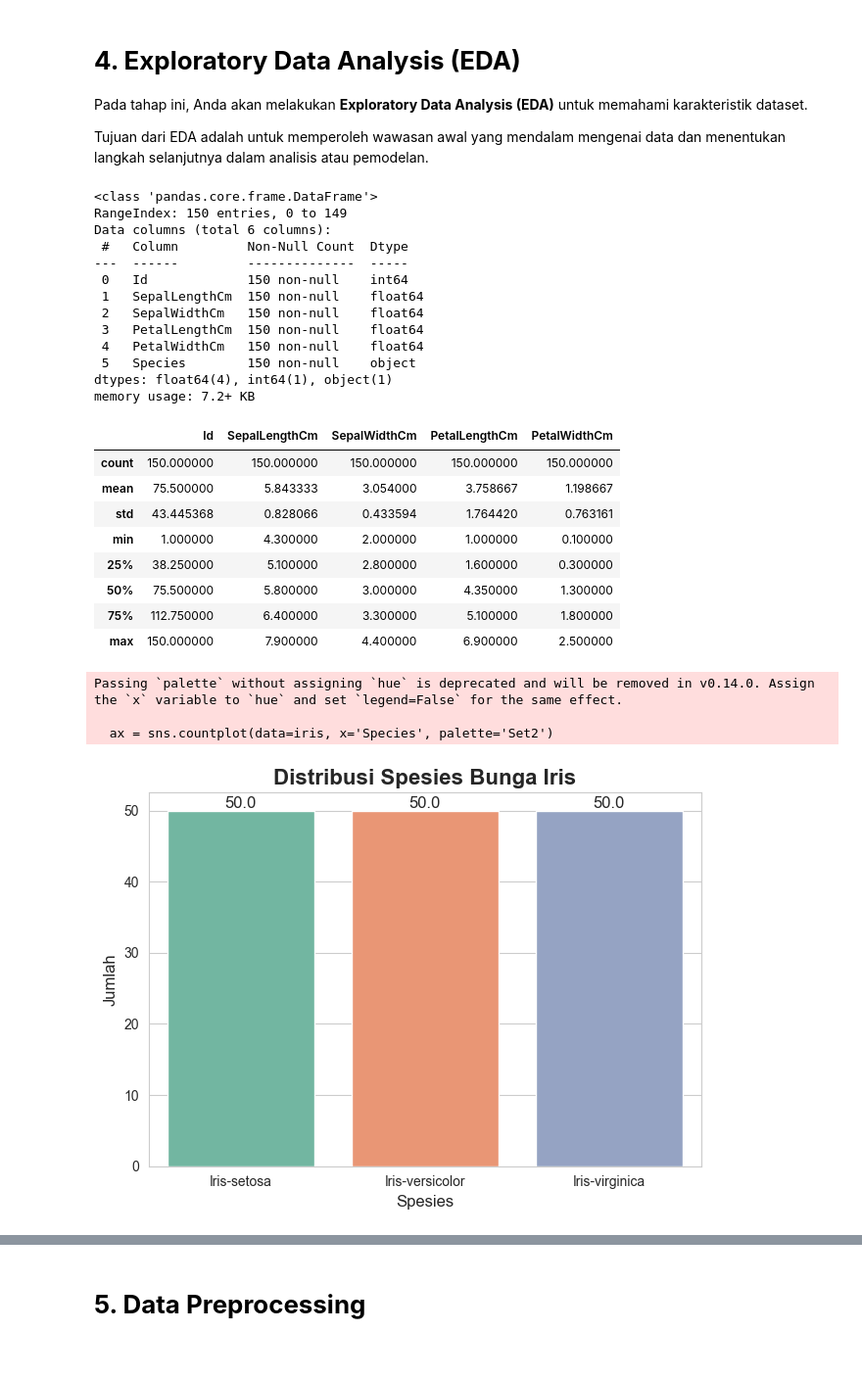
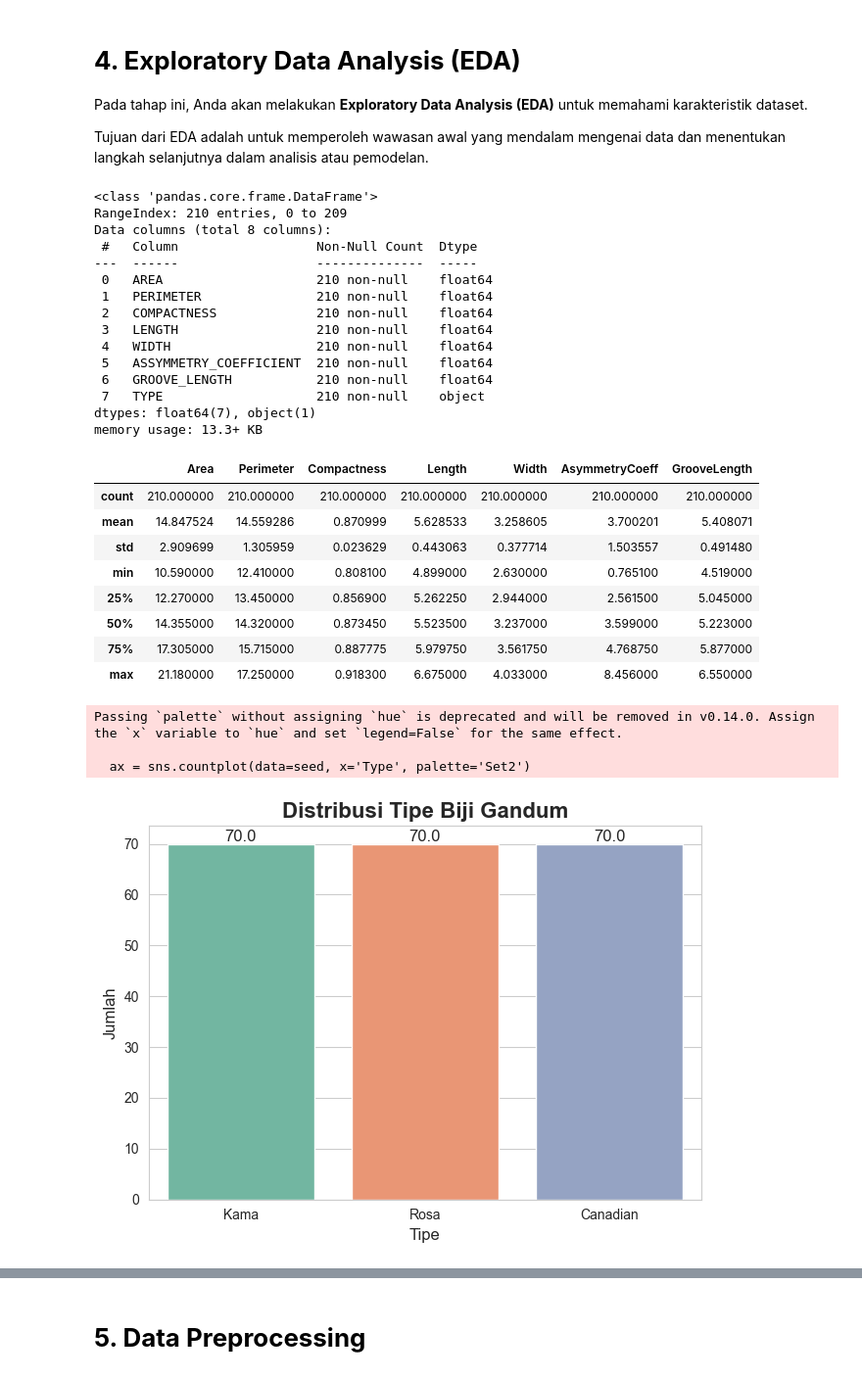
Before and after one commit to sevyrananda/Eksperimen_SML_Sevyra-Nanda-Octavianti, a Jupyter notebook: preprocessing/Eksperimen_SML_Sevyra-Nanda-Octavianti.ipynb, the cells around one changed output, grey strips where cells are left out. Shown at 98% size. Cells and saved outputs as stored; diff of their text form; code cells hidden in the pictures.

Commit message:
update dataset menjadi dataset biji gandum

```diff
--- a/preprocessing/Eksperimen_SML_Sevyra-Nanda-Octavianti.ipynb
+++ b/preprocessing/Eksperimen_SML_Sevyra-Nanda-Octavianti.ipynb
@@ -68,58 +63,71 @@ Pada tahap ini, Anda akan melakukan **Exploratory Data Analysis (EDA)** untuk me
 Tujuan dari EDA adalah untuk memperoleh wawasan awal yang mendalam mengenai data dan menentukan langkah selanjutnya dalam analisis atau pemodelan.
 # %%
 # Cek info
-iris.info()
+seed.info()
 # %% [output]
 <class 'pandas.core.frame.DataFrame'>
-RangeIndex: 150 entries, 0 to 149
-Data columns (total 6 columns):
- #   Column         Non-Null Count  Dtype
----  ------         --------------  -----
- 0   Id             150 non-null    int64
- 1   SepalLengthCm  150 non-null    float64
- 2   SepalWidthCm   150 non-null    float64
- 3   PetalLengthCm  150 non-null    float64
- 4   PetalWidthCm   150 non-null    float64
- 5   Species        150 non-null    object
-dtypes: float64(4), int64(1), object(1)
-memory usage: 7.2+ KB
+RangeIndex: 210 entries, 0 to 209
+Data columns (total 8 columns):
+ #   Column                  Non-Null Count  Dtype
+---  ------                  --------------  -----
+ 0   AREA                    210 non-null    float64
+ 1   PERIMETER               210 non-null    float64
+ 2   COMPACTNESS             210 non-null    float64
+ 3   LENGTH                  210 non-null    float64
+ 4   WIDTH                   210 non-null    float64
+ 5   ASSYMMETRY_COEFFICIENT  210 non-null    float64
+ 6   GROOVE_LENGTH           210 non-null    float64
+ 7   TYPE                    210 non-null    object
+dtypes: float64(7), object(1)
+memory usage: 13.3+ KB
+# %%
+seed.rename(columns={
+    "AREA": "Area",
+    "PERIMETER": "Perimeter",
+    "COMPACTNESS": "Compactness",
+    "LENGTH": "Length",
+    "WIDTH": "Width",
+    "ASSYMMETRY_COEFFICIENT": "AsymmetryCoeff",
+    "GROOVE_LENGTH": "GrooveLength",
+    "TYPE": "Type"
+}, inplace=True)
 # %%
 # Statistik deskriptif
-iris.describe()
+seed.describe()
 # %% [output]
-|  | Id | SepalLengthCm | SepalWidthCm | PetalLengthCm | PetalWidthCm |
-| count | 150.000000 | 150.000000 | 150.000000 | 150.000000 | 150.000000 |
-| mean | 75.500000 | 5.843333 | 3.054000 | 3.758667 | 1.198667 |
-| std | 43.445368 | 0.828066 | 0.433594 | 1.764420 | 0.763161 |
-| min | 1.000000 | 4.300000 | 2.000000 | 1.000000 | 0.100000 |
-| 25% | 38.250000 | 5.100000 | 2.800000 | 1.600000 | 0.300000 |
-| 50% | 75.500000 | 5.800000 | 3.000000 | 4.350000 | 1.300000 |
-| 75% | 112.750000 | 6.400000 | 3.300000 | 5.100000 | 1.800000 |
-| max | 150.000000 | 7.900000 | 4.400000 | 6.900000 | 2.500000 |
+|  | Area | Perimeter | Compactness | Length | Width | AsymmetryCoeff | GrooveLength |
+| count | 210.000000 | 210.000000 | 210.000000 | 210.000000 | 210.000000 | 210.000000 | 210.000000 |
+| mean | 14.847524 | 14.559286 | 0.870999 | 5.628533 | 3.258605 | 3.700201 | 5.408071 |
+| std | 2.909699 | 1.305959 | 0.023629 | 0.443063 | 0.377714 | 1.503557 | 0.491480 |
+| min | 10.590000 | 12.410000 | 0.808100 | 4.899000 | 2.630000 | 0.765100 | 4.519000 |
+| 25% | 12.270000 | 13.450000 | 0.856900 | 5.262250 | 2.944000 | 2.561500 | 5.045000 |
+| 50% | 14.355000 | 14.320000 | 0.873450 | 5.523500 | 3.237000 | 3.599000 | 5.223000 |
+| 75% | 17.305000 | 15.715000 | 0.887775 | 5.979750 | 3.561750 | 4.768750 | 5.877000 |
+| max | 21.180000 | 17.250000 | 0.918300 | 6.675000 | 4.033000 | 8.456000 | 6.550000 |
 # %%
 # Distribusi target
 # Plot countplot dengan palette warna
 sns.set_style("whitegrid")
-ax = sns.countplot(data=iris, x='Species', palette='Set2')
+ax = sns.countplot(data=seed, x='Type', palette='Set2')
 
 # Menambahkan angka (annotate) di atas batang
 for p in ax.patches:
     ax.annotate(f'{p.get_height()}',
                 (p.get_x() + p.get_width() / 2., p.get_height()),
                 ha='center', va='bottom', fontsize=12)
 
 # Menambahkan judul dan label sumbu
-plt.title('Distribusi Spesies Bunga Iris', fontsize=16, fontweight='bold')
-plt.xlabel('Spesies', fontsize=12)
+plt.title('Distribusi Tipe Biji Gandum', fontsize=16, fontweight='bold')
+plt.xlabel('Tipe', fontsize=12)
 plt.ylabel('Jumlah', fontsize=12)
 
 # Tampilkan visualisasi
 plt.tight_layout()
 plt.show()
 # %% [output]
 Passing `palette` without assigning `hue` is deprecated and will be removed in v0.14.0. Assign the `x` variable to `hue` and set `legend=False` for the same effect.
 
-  ax = sns.countplot(data=iris, x='Species', palette='Set2')
+  ax = sns.countplot(data=seed, x='Type', palette='Set2')
-[figure, old version]
+[figure, new version]
 # %%
 # Pairplot untuk melihat persebaran
```
Also changed, not shown: parts of 16 cells of this notebook, 4 other files.
